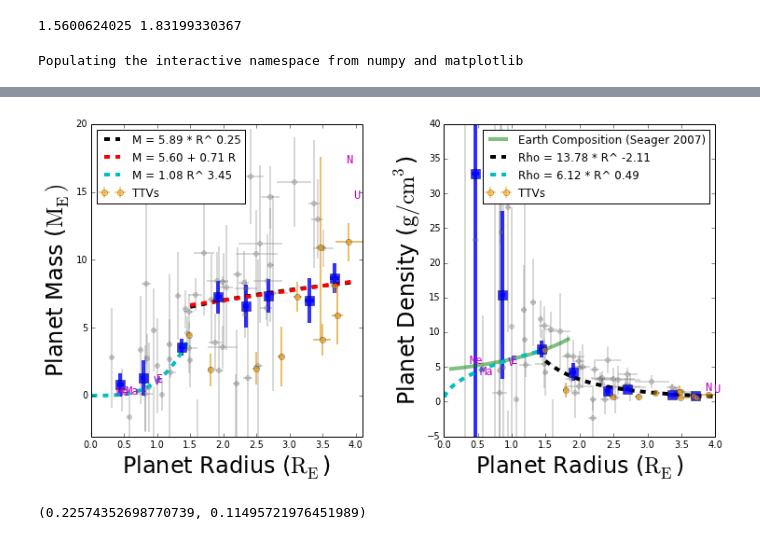
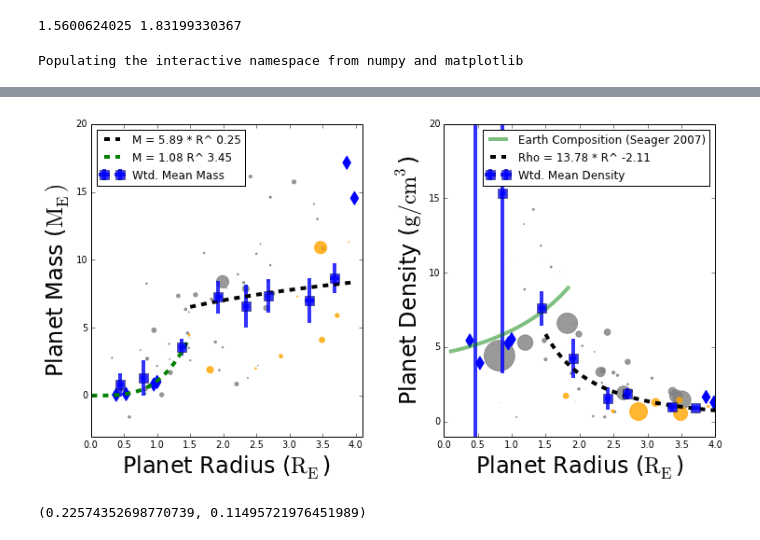
Before and after one commit to sealauren/mrf, a Jupyter notebook: plot_mr.ipynb, the cells around one changed output, grey strips where cells are left out. Drawn from its saved outputs; the diff is of its cells as text; code cells hidden in the pictures.

Commit message:
Changed mr plot so points are the size of detection weight, SS planets are points not letters.

```diff
--- a/plot_mr.ipynb
+++ b/plot_mr.ipynb
@@ -428,57 +440,48 @@ d_seager = m_seager/(4/3.*pi*r_seager**3.)*mearth/rearth**3.
 #print zip(r_seager,d_seager)
 # %% [output]
 1.5600624025 1.83199330367
+# %%
+wm = 1./sp.um**2.
+wd = 1./sp.urho**2.
 # %%
-# plot mass, density vs. radius
-#%matplotlib osx
 %pylab inline
-fig = plt.figure()
-pylab.sharex=True
-ax1 = fig.add_subplot(1,2,1)
-ax1.errorbar(sp.r, sp.m, xerr=sp.ur, yerr=sp.um, fmt='o', markersize=5,
-             alpha =0.3, color='gray', capsize=0, elinewidth=2); # black option
-ax1.plot(rarr, mplaw, '--k', linewidth=4, label=("M = %.2f * R^ %.2f"% (mpars[0], mpars[1])))
-ax1.plot(rarr, marr, '--r', linewidth=4, label=("M = %.2f + %.2f R" % (best_pars[0], best_pars[1])))
-ax1.plot(rocky_r, rockplaw, '--c', linewidth=4, label=("M = %.2f R^ %.2f"% (rocky_pars[0], rocky_pars[1])))
-#ax1.plot(rocky_r, m_ptrope, '--g', linewidth=4, label=("polytrope n= %.1f"% ptrope))
-ax1.errorbar(means.r_m,means.m, xerr=means.ur, yerr=means.um,
-             markersize=10, marker='s',fmt='o', capsize=0, elinewidth=4, alpha = 0.8)
-ax1.errorbar(ttvs.r, ttvs.m, xerr=ttvs.ur, yerr=ttvs.um, fmt='o',capsize=0, elinewidth=2, alpha=0.5, color='orange', label=('TTVs'))
-ax1.set_xlabel('Planet Radius ($\mathrm{R_E}$)',fontsize=24)
-ax1.set_ylabel('Planet Mass ($\mathrm{M_E})$',fontsize=24)
-for x in zip(ss.r,ss.m,ss.index):
-    if (x[1] < 20) and (x[1] > -3) and (x[0] < 4.):
-        ax1.text(x[0], x[1], x[2], fontsize=12, family='monospace', color='m')
-ax1.legend(loc='upper left');
-pyplot.axis([0.0,4.1,-3,20])
+def plot_mr():
+    fig = plt.figure();
+    sharex=True;
+    ax1 = fig.add_subplot(1,2,1);
+    ax1.scatter(sp.r[sp.ttv==0], sp.m[sp.ttv==0], s=5*wm/median(wm), alpha=0.8, color='gray');
+    ax1.plot(rarr, mplaw, '--k', linewidth=4, label=("M = %.2f * R^ %.2f"% (mpars[0], mpars[1])));
+    ax1.plot(rocky_r, rockplaw, '--g', linewidth=4, label=("M = %.2f R^ %.2f"% (rocky_pars[0], rocky_pars[1])));
+    ax1.errorbar(means.r_m,means.m, xerr=means.ur, yerr=means.um,
+             markersize=10, marker='s',fmt='o', capsize=0, elinewidth=4, alpha = 0.8, label=('Wtd. Mean Mass'));
+    ax1.scatter(sp.r[sp.ttv==1], sp.m[sp.ttv==1], s=5*wm/median(wm), alpha=0.8, color='orange');    ax1.set_xlabel('Planet Radius ($\mathrm{R_E}$)',fontsize=24);
+    ax1.set_ylabel('Planet Mass ($\mathrm{M_E})$',fontsize=24);
+    ax1.scatter(ss.r, ss.m, color='blue',marker='d',s=100);
+    ax1.legend(loc='upper left');
+    plt.axis([0.0,4.1,-3,20]);
 
-ax2 = fig.add_subplot(1,2,2)
-ax2.plot(r_seager,d_seager, color='g', alpha = 0.5, linewidth=4, label=('Earth Composition (Seager 2007)'))
-ax2.errorbar(sp.r, sp.rho, xerr=sp.ur, yerr=sp.urho, fmt='o', markersize=5,
-             alpha=0.3, color='gray',capsize=0, elinewidth=2);
-#ax2.plot(rarr, poly_d, '--k', linewidth=4, label=("Rho = %.2f + %.2f R + %.2f R^2" % (best_q[0], best_q[1], best_q[2])))
-ax2.plot(rarr, dplaw, '--k', linewidth=4, label=("Rho = %.2f * R^ %.2f"% (dpars[0], dpars[1])))
-ax2.plot(rocky_r, rockdlaw, '--c', linewidth=4, label=("Rho = %.2f * R^ %.2f"% (rocky_d[0], rocky_d[1])))
-ax2.set_xlabel('Planet Radius ($\mathrm{R_E}$)',fontsize=24)
-ax2.set_ylabel('Planet Density ($\mathrm{g/cm^{3}}$)',fontsize=24)
-ax2.errorbar(means.r_d,means.rho, xerr=means.ur, yerr=means.urho,
-             markersize=10, marker='s', fmt='o', capsize=0, elinewidth=4, alpha=0.8)
-ax2.errorbar(ttvs.r, ttvs.rho, xerr=ttvs.ur, yerr=ttvs.urho, fmt='o',capsize=0, elinewidth=2, alpha=0.5, color='orange',label=('TTVs'))
-#ax2.plot(xnew, ynew, '--', c='red',linewidth=4, label=('Univariate Spline (k=3)'))
-#ax2.errorbar(sp.ix['Kepler-78 b','r'], sp.ix['Kepler-78 b','rho'],
-#             xerr=sp.ix['Kepler-78 b','ur'], yerr=sp.ix['Kepler-78 b','urho'], fmt='o',capsize=0, elinewidth=4,
-#             alpha=0.5, color='r')
-for x in zip(ss.r,ss.rho,ss.index):
-    if (x[1] < 30) and (x[1] > -1) and (x[0] < 4.):
-        ax2.text(x[0], x[1], x[2], fontsize=12, family='monospace', color='m')
-pyplot.axis([0.,4.0,-5,40])
-ax2.legend();
-
-fig.set_size_inches(12,6)
-subplots_adjust(wspace=0.3)
-subplots_adjust(hspace=0.2)
-#plt.savefig('mr_small.png', dpi=100)
-plt.savefig('mr_small.eps', format='eps', dpi=100)
-plt.show()
+    ax2 = fig.add_subplot(1,2,2);
+    ax2.plot(r_seager,d_seager, color='g', alpha = 0.5, linewidth=4, label=('Earth Composition (Seager 2007)'));
+    ax2.scatter(sp.r[sp.ttv==0], sp.rho[sp.ttv==0], s=5*wd/median(wd), alpha=0.8, color='gray');
+    ax2.plot(rarr, dplaw, '--k', linewidth=4, label=("Rho = %.2f * R^ %.2f"% (dpars[0], dpars[1])));
+    ax2.set_xlabel('Planet Radius ($\mathrm{R_E}$)',fontsize=24);
+    ax2.set_ylabel('Planet Density ($\mathrm{g/cm^{3}}$)',fontsize=24);
+    ax2.errorbar(means.r_d,means.rho, xerr=means.ur, yerr=means.urho,
+             markersize=10, marker='s', fmt='o', capsize=0, elinewidth=4, alpha=0.8, label=('Wtd. Mean Density'));
+    ax2.scatter(sp.r[sp.ttv==1], sp.rho[sp.ttv==1], s=5*wd/median(wd), alpha=0.8, color='orange');
+    #ax2.plot(xnew, ynew, '--', c='red',linewidth=4, label=('Univariate Spline (k=3)'));
+    #ax2.errorbar(sp.ix['Kepler-78 b','r'], sp.ix['Kepler-78 b','rho'],
+    #             xerr=sp.ix['Kepler-78 b','ur'], yerr=sp.ix['Kepler-78 b','urho'], fmt='o',capsize=0, elinewidth=4,
+    #             alpha=0.5, color='r');
+    ax2.scatter(ss.r, ss.rho, color='blue',marker='d',s=100);
+    plt.axis([0.,4.0,-1,20]);
+    ax2.legend();
+    fig.set_size_inches(12,6);
+    subplots_adjust(wspace=0.3);
+    subplots_adjust(hspace=0.2);
+    plt.savefig('mr_small.png', dpi=100)
+    plt.savefig('mr_small.eps', format='eps', dpi=100)
+    plt.show()
+plot_mr()
 # %% [output]
 Populating the interactive namespace from numpy and matplotlib
@@ -487,4 +488,4 @@ WARNING: pylab import has clobbered these variables: ['axes']
-[figure, old version]
+[figure, new version]
 # %%
 #%matplotlib osx
 fig = plt.figure(figsize=(8,8));
```
Also changed, not shown: parts of 28 cells of this notebook, 17 other files.
